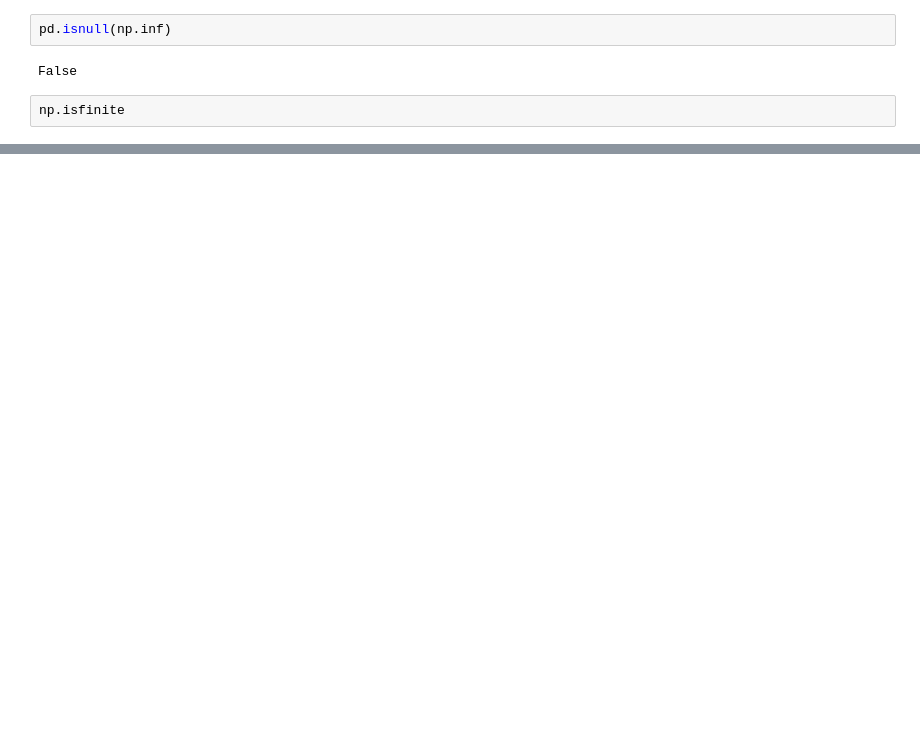
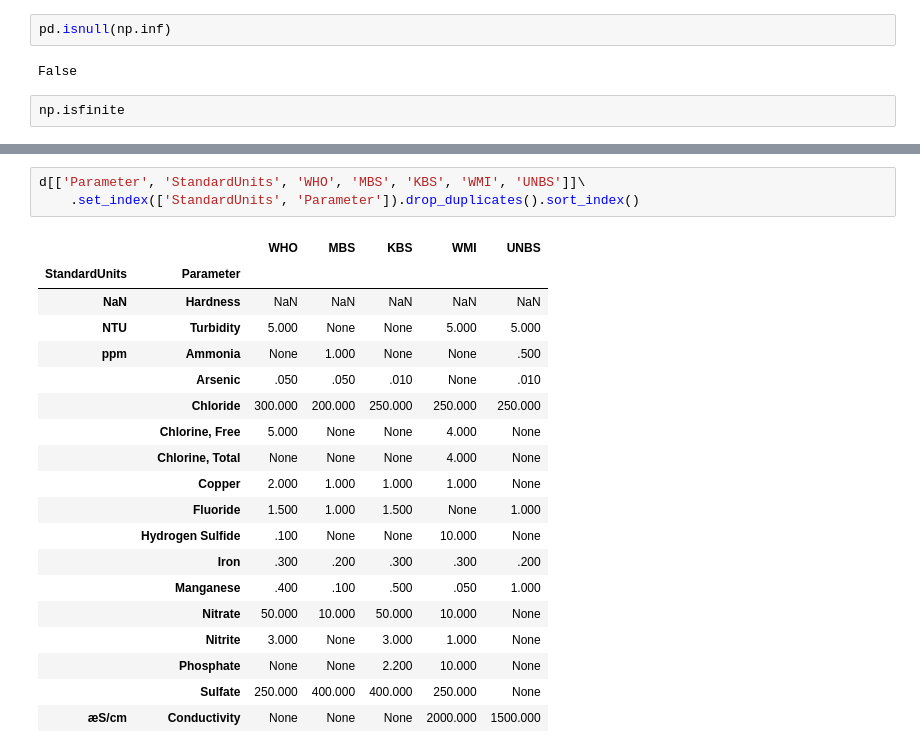
Before and after one commit to eric-czech/portfolio, a Jupyter notebook: demonstrative/python/notebooks/research/wmi/analysis/water_quality_analysis.ipynb, the cells around one changed output, grey strips where cells are left out. Cells and saved outputs as stored; diff of their text form; blank space fills up the shorter version.

```diff
--- a/demonstrative/python/notebooks/research/wmi/analysis/water_quality_analysis.ipynb
+++ b/demonstrative/python/notebooks/research/wmi/analysis/water_quality_analysis.ipynb
@@ -208,0 +331,23 @@ np.isfinite
+# %%
+d[['Parameter', 'StandardUnits', 'WHO', 'MBS', 'KBS', 'WMI', 'UNBS']]\
+    .set_index(['StandardUnits', 'Parameter']).drop_duplicates().sort_index()
+# %% [output]
+|  |  | WHO | MBS | KBS | WMI | UNBS |
+| StandardUnits | Parameter |  |  |  |  |  |
+| NaN | Hardness | NaN | NaN | NaN | NaN | NaN |
+| NTU | Turbidity | 5.000 | None | None | 5.000 | 5.000 |
+| ppm | Ammonia | None | 1.000 | None | None | .500 |
+|  | Arsenic | .050 | .050 | .010 | None | .010 |
+|  | Chloride | 300.000 | 200.000 | 250.000 | 250.000 | 250.000 |
+|  | Chlorine, Free | 5.000 | None | None | 4.000 | None |
+|  | Chlorine, Total | None | None | None | 4.000 | None |
+|  | Copper | 2.000 | 1.000 | 1.000 | 1.000 | None |
+|  | Fluoride | 1.500 | 1.000 | 1.500 | None | 1.000 |
+|  | Hydrogen Sulfide | .100 | None | None | 10.000 | None |
+|  | Iron | .300 | .200 | .300 | .300 | .200 |
+|  | Manganese | .400 | .100 | .500 | .050 | 1.000 |
+|  | Nitrate | 50.000 | 10.000 | 50.000 | 10.000 | None |
+|  | Nitrite | 3.000 | None | 3.000 | 1.000 | None |
+|  | Phosphate | None | None | 2.200 | 10.000 | None |
+|  | Sulfate | 250.000 | 400.000 | 400.000 | 250.000 | None |
+| æS/cm | Conductivity | None | None | None | 2000.000 | 1500.000 |
```
Also changed, not shown: parts of 16 cells of this notebook, 8 other files.
